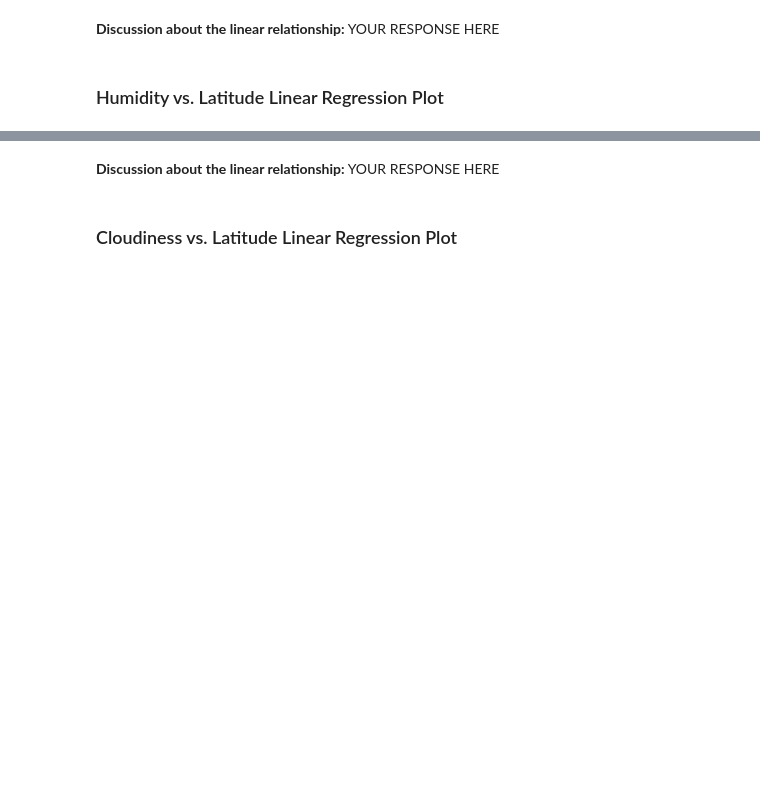
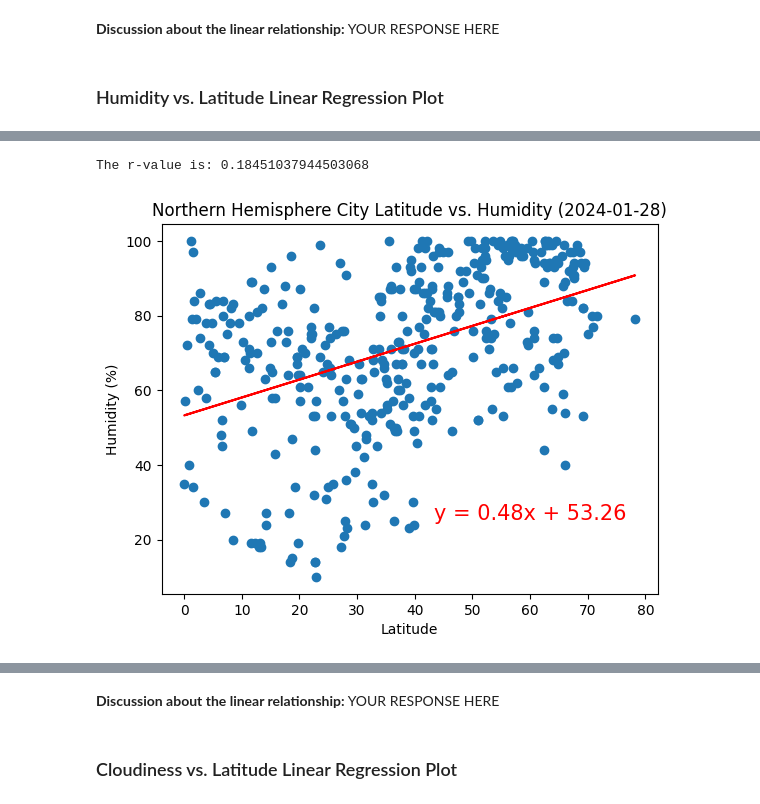
Before and after one commit to mdg1317/python-api-challenge, a Jupyter notebook: WeatherPy/WeatherPy.ipynb, the cells around one changed output, grey strips where cells are left out. Drawn from its saved outputs; the diff is of its cells as text; code cells hidden in the pictures; blank space fills up the shorter version.

```diff
--- a/WeatherPy/WeatherPy.ipynb
+++ b/WeatherPy/WeatherPy.ipynb
@@ -330,0 +341,9 @@ The r-value is: 0.0002808747046324607
+# %%
+# Northern Hemisphere
+title = f"Northern Hemisphere City Latitude vs. Humidity ({date})"
+x_label = "Latitude"
+y_label = "Humidity (%)"
+linearRegression(northern_hemi_df["Lat"], northern_hemi_df["Humidity"], 0.55, 0.2, title, x_label, y_label)
+# %% [output]
+The r-value is: 0.18451037944503068
+[figure, added]
```
Also changed, not shown: parts of 19 cells of this notebook.
